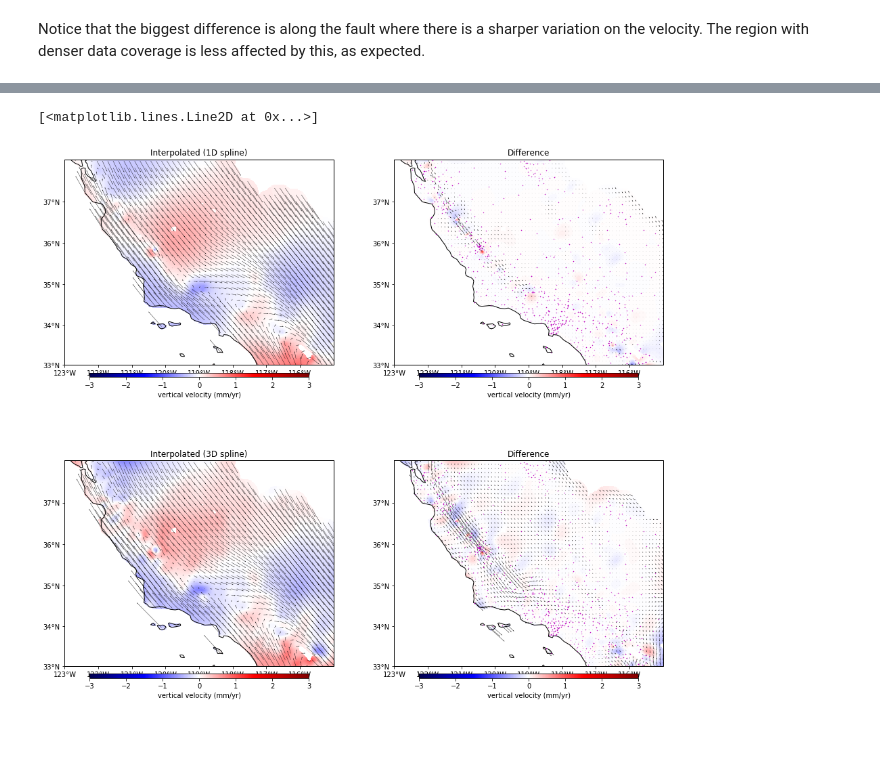
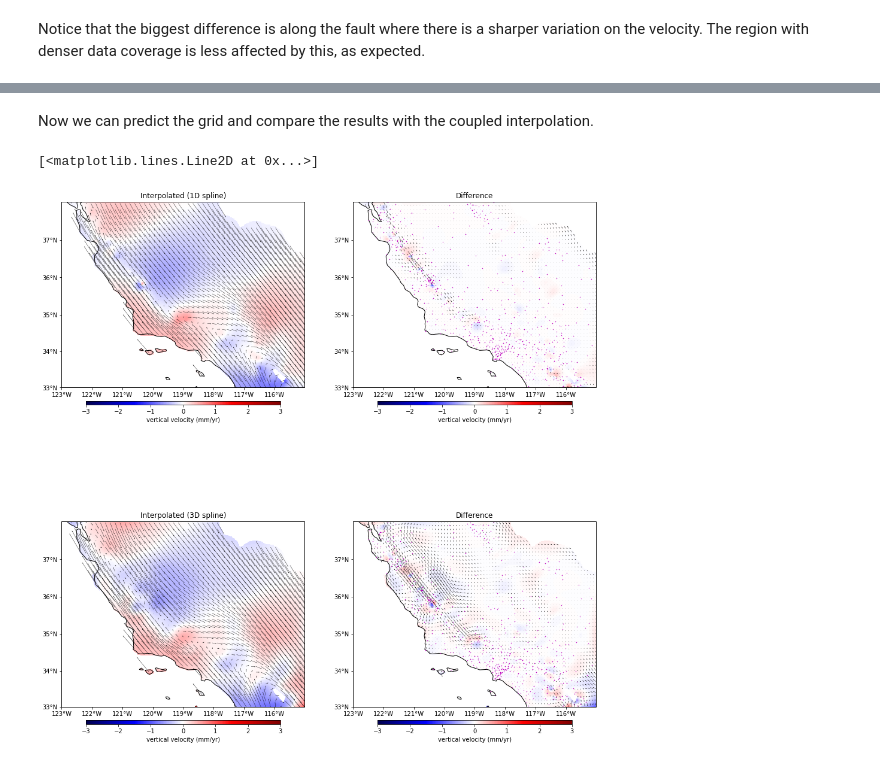
Before and after one commit to leouieda/agu2018, a Jupyter notebook: code/notebooks/synthetic.ipynb, the cells around one changed output, grey strips where cells are left out. Drawn from its saved outputs; the diff is of its cells as text; code cells hidden in the pictures; blank space fills up the shorter version.

```diff
--- a/code/notebooks/synthetic.ipynb
+++ b/code/notebooks/synthetic.ipynb
@@ -196,6 +202,10 @@ client = Client(LocalCluster(n_workers=4))
 client
 # %% [output]
 | Client Scheduler: tcp://127.0.0.1... | Cluster Workers: 4 Cores: 8 Memor... |
+# %%
+def fit_score(estimator, train, test):
+    "Function that we can submit as a Dask job to fit and score a gridder"
+    return estimator.fit(*train).score(*test)
 # %% [markdown]
 Since the train and test data are the same for each step, we can scatter them across the cluster once to avoid the transfer costs at every job.
 # %%
@@ -207,15 +214,17 @@ def fit_score(estimator, train, test):
 # %% [markdown]
 This is the parameter grid that we'll use to search for optimal configuration.
 # %%
-dampings = [0.1, 0.5, 1, 2, 3, 4, 5, 10]
-depths = [1e3, 5e3, 10e3, 15e3, 20e3, 30e3, 40e3, 50e3]
+dampings = [0.001, 0.01, 0.1, 0.5, 1, 2, 3, 4, 5, 10]
+depths = [1e3, 5e3, 10e3, 15e3, 20e3, 30e3, 40e3, 50e3, 60e3, 70e3, 80e3, 90e3, 100e3]
 poissons = [-1, -0.5, 0, 0.1, 0.2, 0.3, 0.4, 0.5]
 
-#dampings = [1]
+#dampings = [0.1]
 #depths = [15e3]
 #poissons = [0.5]
+degrees = [2]
+nn = 100
 
 # Use itertools to create a list with all combinations of parameters to test
-parameters = list(itertools.product(dampings, depths, poissons))
+parameters = list(itertools.product(dampings, depths, poissons, degrees))
 print("Number of combinations:", len(parameters))
 # %% [output]
@@ -225,19 +234,21 @@ Now we can fit and score a gridder for each parameter combination and gather the
 # %%
 %%time
 scores = []
-for damping, depth, poisson in parameters:
+for damping, depth, poisson, degree in parameters:
     candidate = vd.Chain([
-        ("trend", vd.Vector([vd.Trend(degree=2), vd.Trend(degree=2), DummyGridder()])),
-        ("spline", VectorSpline3D(poisson=poisson, depth=depth + nn_distance,
+        ("trend", vd.Vector([vd.Trend(degree), vd.Trend(degree), vd.Trend(degree)])),
+        ("spline", VectorSpline3D(poisson=poisson, depth=depth,  depth_nneighbors=nn,
                                   damping=damping, force_coords=force_coords)),
     ])
     scores.append(client.submit(fit_score, candidate, train_future, test_future))
 scores = [i.result() for i in scores]
 best = np.argmax(scores)
-best_parameters = dict(
+best_spline = dict(
     damping=parameters[best][0],
     depth=parameters[best][1],
     poisson=parameters[best][2],
 )
+best_degree = parameters[best][3]
 print("Best score on testing set:", scores[best])
-print("Best parameters:", best_parameters)
+print("Best spline:", best_spline)
+print("Best degree:", best_degree)
@@ -245,10 +262,9 @@ print("Best parameters:", best_parameters)
 Fit the spline on the test configuration and score it on the training data to see how well it fit.
 # %%
 %%time
-best_parameters["depth"] += nn_distance
 spline = vd.Chain([
-    ("trend", vd.Vector([vd.Trend(degree=2), vd.Trend(degree=2), DummyGridder()])),
-    ("spline", VectorSpline3D(force_coords=force_coords, **best_parameters))
+    ("trend", vd.Vector([vd.Trend(best_degree), vd.Trend(best_degree), vd.Trend(best_degree)])),
+    ("spline", VectorSpline3D(force_coords=force_coords, depth_nneighbors=nn, **best_spline))
 ])
 spline.fit(*train)
 print("Score on training set:", spline.score(*train))
@@ -324,3 +340,5 @@ Wall time: 2.32 s
+# %% [markdown]
+Now we can predict the grid and compare the results with the coupled interpolation.
 # %%
 grid_spl_bi = spline_bi.grid(
     region=region,
@@ -331,15 +349,16 @@ grid_spl_bi = spline_bi.grid(
 ).where(mask.z.values)
 grid_spl_bi = vd.distance_mask(coordinates, maxdist=50e3, grid=grid_spl_bi, projection=projection)
 # %%
-fig, axes = plt.subplots(2, 2, figsize=(16, 15), subplot_kw=dict(projection=ccrs.Mercator()))
+fig, axes = plt.subplots(2, 2, figsize=(16, 18), subplot_kw=dict(projection=ccrs.Mercator()))
 axes = axes.ravel()
+
 plot_data(grid_spl_bi, ax=axes[0]).set_title("Interpolated (1D spline)")
 plot_data(grid - grid_spl_bi, ax=axes[1], every_arrow=5).set_title("Difference")
 axes[1].plot(data.longitude, data.latitude, "m.", transform=ccrs.PlateCarree(), markersize=0.5)
 
 plot_data(grid_spl, ax=axes[2]).set_title("Interpolated (3D spline)")
 plot_data(grid - grid_spl, ax=axes[3], every_arrow=5).set_title("Difference")
 axes[3].plot(data.longitude, data.latitude, "m.", transform=ccrs.PlateCarree(), markersize=0.5)
 # %% [output]
 [<matplotlib.lines.Line2D at 0x...>]
-[figure, old version]
+[figure, new version]
```
Also changed, not shown: parts of 19 cells of this notebook, 1 other file.
